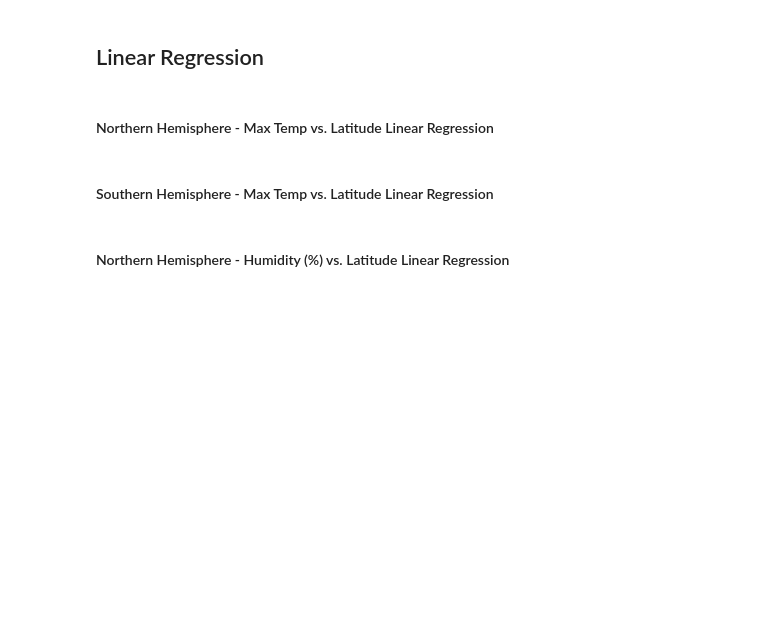
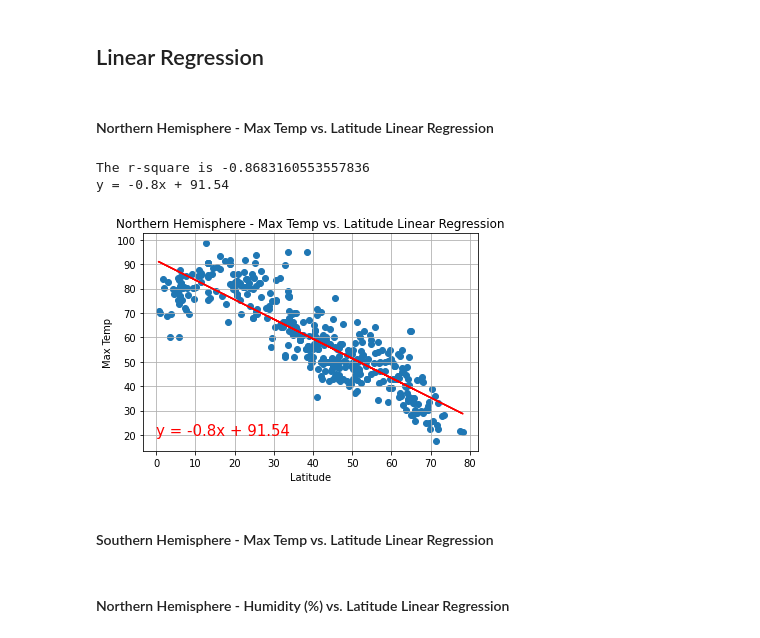
Before and after one commit to dalismo/python-api-challenge, a Jupyter notebook: WeatherPy/WeatherPy.ipynb, the cells around one changed output. Cells and saved outputs as stored; diff of their text form; code cells hidden in the pictures; blank space fills up the shorter version.

```diff
--- a/WeatherPy/WeatherPy.ipynb
+++ b/WeatherPy/WeatherPy.ipynb
@@ -217,7 +241,44 @@ plt.show()
 # %% [markdown]
 ## Linear Regression
+# %%
+def linearRegression(x_values,y_values,regEQplotX,regEQplotY,y_label):
+    (slope, intercept, rvalue, pvalue, stderr) = linregress(x_values, y_values)
+    regress_values = x_values * slope + intercept
+    line_eq = "y = " + str(round(slope,2)) + "x + " + str(round(intercept,2))
+    plt.scatter(x_values,y_values)
+    plt.plot(x_values,regress_values,"r-")
+    print(f'The r-square is {rvalue}')
+    print(line_eq)
+    plt.annotate(line_eq,(regEQplotX,regEQplotY),fontsize=15,color="red")
+    plt.xlabel('Latitude')
+    plt.ylabel(f'{y_label}')
+    plt.grid()
+# %%
+# Defining the Northern and Southern Hemispheres dataframes
+northern_df = weather_df.loc[weather_df["Lat"] > 0]
+southern_df = weather_df.loc[weather_df["Lat"] < 0]
 # %% [markdown]
 ####  Northern Hemisphere - Max Temp vs. Latitude Linear Regression
+# %%
+# Set variables
+x_values = northern_df["Lat"]
+y_values = northern_df["Max Temp"]
+# # Equation placements
+regEQplotX = 0
+regEQplotY = 20
+# Label for y axis
+y_label = "Max Temp"
+# Label the title
+plt.title(f'Northern Hemisphere - Max Temp vs. Latitude Linear Regression')
+# Running function on variables
+linearRegression(x_values,y_values,regEQplotX,regEQplotY,y_label)
+# Output the file
+plt.savefig(f'Northern Hemisphere - Max Temp vs. Latitude Linear Regression.png')
+plt.show()
+# %% [output]
+The r-square is -0.8683160553557836
+y = -0.8x + 91.54
+[figure, added]
 # %% [markdown]
 ####  Southern Hemisphere - Max Temp vs. Latitude Linear Regression
 # %% [markdown]
```
Also changed, not shown: parts of 12 cells of this notebook, 7 other files.
